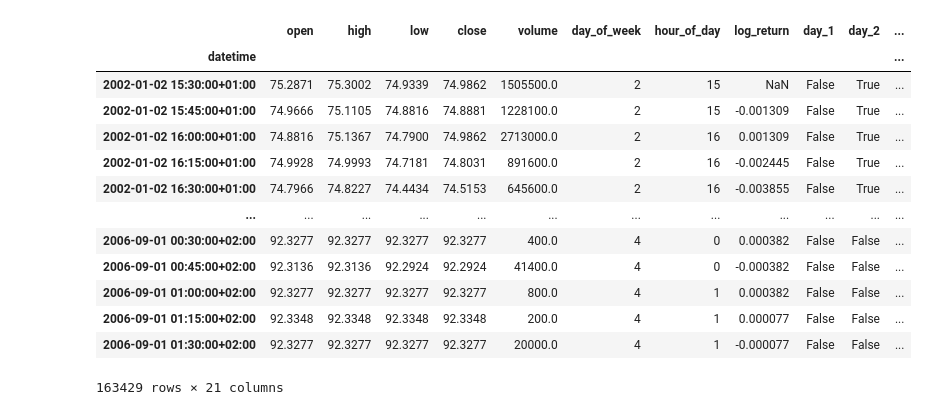
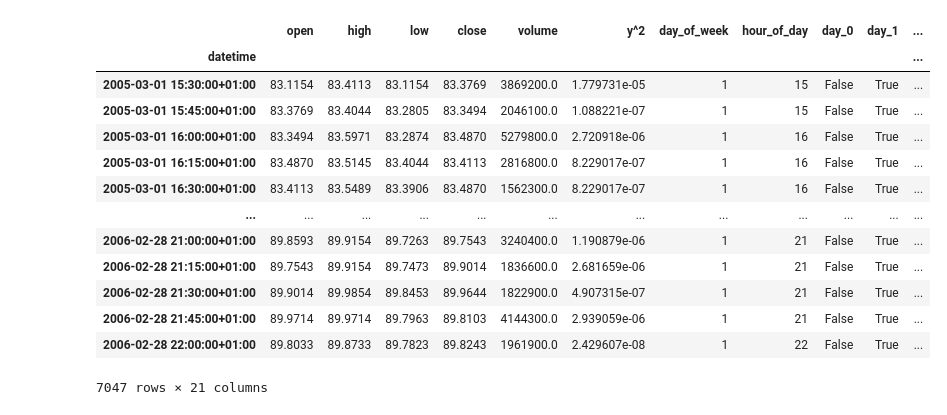
Before and after one commit to levmilarl/Financial_DS_focus_sessions, a Jupyter notebook: Focus Session 9/main.ipynb, the cells around one changed output. Cells and saved outputs as stored; diff of their text form; code cells hidden in the pictures.

```diff
--- a/Focus Session 9/main.ipynb
+++ b/Focus Session 9/main.ipynb
@@ -1,30 +1,41 @@
 # %%
 import pandas as pd
 import numpy as np
+from datetime import time
 
+start_date = "2005-03-01"
+end_date = "2006-03-01"
 df = pd.read_csv('data/SPY_15min_2002-01_to_2006-08.csv')
 df2 = pd.read_csv('data/SPY_15min_2020-01_to_2022-01.csv')
 
 
+#df['datetime'] = df['datetime'].dt.tz_localize('US/Eastern')
 df['datetime'] = pd.to_datetime(df['Unnamed: 0'], utc=True)
-df['datetime'] = df['datetime'].dt.tz_convert("Europe/Berlin")  # Convert to CET timezone
+print(df['Unnamed: 0'].head())
+print(df['Unnamed: 0'].dtype)
+
+
 df.set_index('datetime', inplace=True)
+df.index = pd.DatetimeIndex(df.index)  # This ensures time-aware index
+df = df.asfreq('15min')  # Ensure the index is at 15-minute frequency
+df.index = df.index.tz_convert("Europe/Berlin")  # Convert to CET timezone
+df = df.between_time("15:30", "22:00")
+df = df[df.index.weekday < 5] # Keep only Monday (0) through Friday (4)
 
-df.index = pd.DatetimeIndex(df.index)  # <--- This ensures time-aware index
+df["y^2"] = (df["close"].apply(lambda x: np.log(x)).diff()) ** 2
+df = df.loc[pd.Timestamp(start).tz_localize("Europe/Berlin"):pd.Timestamp(end_date).tz_localize("Europe/Berlin")]
+
 df.drop(columns=['Unnamed: 0'], inplace=True)
-
-df = df.asfreq('15min')  # Ensure the index is at 15-minute frequency
 df.interpolate(method='time', inplace=True)
 
 
-# Now these will work
 df["day_of_week"] = df.index.dayofweek
 df["hour_of_day"] = df.index.hour
 
-day_dummies = pd.get_dummies(df["day_of_week"], prefix="day")[["day_1", "day_2", "day_3", "day_4"]]
-hour_dummies = pd.get_dummies(df["hour_of_day"], prefix="hour")[["hour_16", "hour_17", "hour_18", "hour_19", "hour_20", "hour_21", "hour_22", "hour_23", "hour_0"]]
+day_dummies = pd.get_dummies(df["day_of_week"], prefix="day")
+hour_dummies = pd.get_dummies(df["hour_of_day"], prefix="hour")
 
-df["log_return"] = df["close"].apply(lambda x: np.log(x)).diff()
+
 
 df = pd.concat([df, day_dummies, hour_dummies], axis=1)
 df
@@ -34,15 +52,15 @@ df
-|  | open | high | low | close | volume | day_of_week | hour_of_day | log_return | day_1 | day_2 | ... |
+|  | open | high | low | close | volume | y^2 | day_of_week | hour_of_day | day_0 | day_1 | ... |
 | datetime |  |  |  |  |  |  |  |  |  |  | ... |
-| 2002-01-02 15:30:00+01:00 | 75.2871 | 75.3002 | 74.9339 | 74.9862 | 1505500.0 | 2 | 15 | NaN | False | True | ... |
-| 2002-01-02 15:45:00+01:00 | 74.9666 | 75.1105 | 74.8816 | 74.8881 | 1228100.0 | 2 | 15 | -0.001309 | False | True | ... |
-| 2002-01-02 16:00:00+01:00 | 74.8816 | 75.1367 | 74.7900 | 74.9862 | 2713000.0 | 2 | 16 | 0.001309 | False | True | ... |
-| 2002-01-02 16:15:00+01:00 | 74.9928 | 74.9993 | 74.7181 | 74.8031 | 891600.0 | 2 | 16 | -0.002445 | False | True | ... |
-| 2002-01-02 16:30:00+01:00 | 74.7966 | 74.8227 | 74.4434 | 74.5153 | 645600.0 | 2 | 16 | -0.003855 | False | True | ... |
+| 2005-03-01 15:30:00+01:00 | 83.1154 | 83.4113 | 83.1154 | 83.3769 | 3869200.0 | 1.779731e-05 | 1 | 15 | False | True | ... |
+| 2005-03-01 15:45:00+01:00 | 83.3769 | 83.4044 | 83.2805 | 83.3494 | 2046100.0 | 1.088221e-07 | 1 | 15 | False | True | ... |
+| 2005-03-01 16:00:00+01:00 | 83.3494 | 83.5971 | 83.2874 | 83.4870 | 5279800.0 | 2.720918e-06 | 1 | 16 | False | True | ... |
+| 2005-03-01 16:15:00+01:00 | 83.4870 | 83.5145 | 83.4044 | 83.4113 | 2816800.0 | 8.229017e-07 | 1 | 16 | False | True | ... |
+| 2005-03-01 16:30:00+01:00 | 83.4113 | 83.5489 | 83.3906 | 83.4870 | 1562300.0 | 8.229017e-07 | 1 | 16 | False | True | ... |
 | ... | ... | ... | ... | ... | ... | ... | ... | ... | ... | ... | ... |
-| 2006-09-01 00:30:00+02:00 | 92.3277 | 92.3277 | 92.3277 | 92.3277 | 400.0 | 4 | 0 | 0.000382 | False | False | ... |
-| 2006-09-01 00:45:00+02:00 | 92.3136 | 92.3136 | 92.2924 | 92.2924 | 41400.0 | 4 | 0 | -0.000382 | False | False | ... |
-| 2006-09-01 01:00:00+02:00 | 92.3277 | 92.3277 | 92.3277 | 92.3277 | 800.0 | 4 | 1 | 0.000382 | False | False | ... |
-| 2006-09-01 01:15:00+02:00 | 92.3348 | 92.3348 | 92.3348 | 92.3348 | 200.0 | 4 | 1 | 0.000077 | False | False | ... |
-| 2006-09-01 01:30:00+02:00 | 92.3277 | 92.3277 | 92.3277 | 92.3277 | 20000.0 | 4 | 1 | -0.000077 | False | False | ... |
+| 2006-02-28 21:00:00+01:00 | 89.8593 | 89.9154 | 89.7263 | 89.7543 | 3240400.0 | 1.190879e-06 | 1 | 21 | False | True | ... |
+| 2006-02-28 21:15:00+01:00 | 89.7543 | 89.9154 | 89.7473 | 89.9014 | 1836600.0 | 2.681659e-06 | 1 | 21 | False | True | ... |
+| 2006-02-28 21:30:00+01:00 | 89.9014 | 89.9854 | 89.8453 | 89.9644 | 1822900.0 | 4.907315e-07 | 1 | 21 | False | True | ... |
+| 2006-02-28 21:45:00+01:00 | 89.9714 | 89.9714 | 89.7963 | 89.8103 | 4144300.0 | 2.939059e-06 | 1 | 21 | False | True | ... |
+| 2006-02-28 22:00:00+01:00 | 89.8033 | 89.8733 | 89.7823 | 89.8243 | 1961900.0 | 2.429607e-08 | 1 | 22 | False | True | ... |
-163429 rows × 21 columns
+7047 rows × 21 columns
 # %%
```
Also changed, not shown: parts of 3 cells of this notebook, 1 other file.
